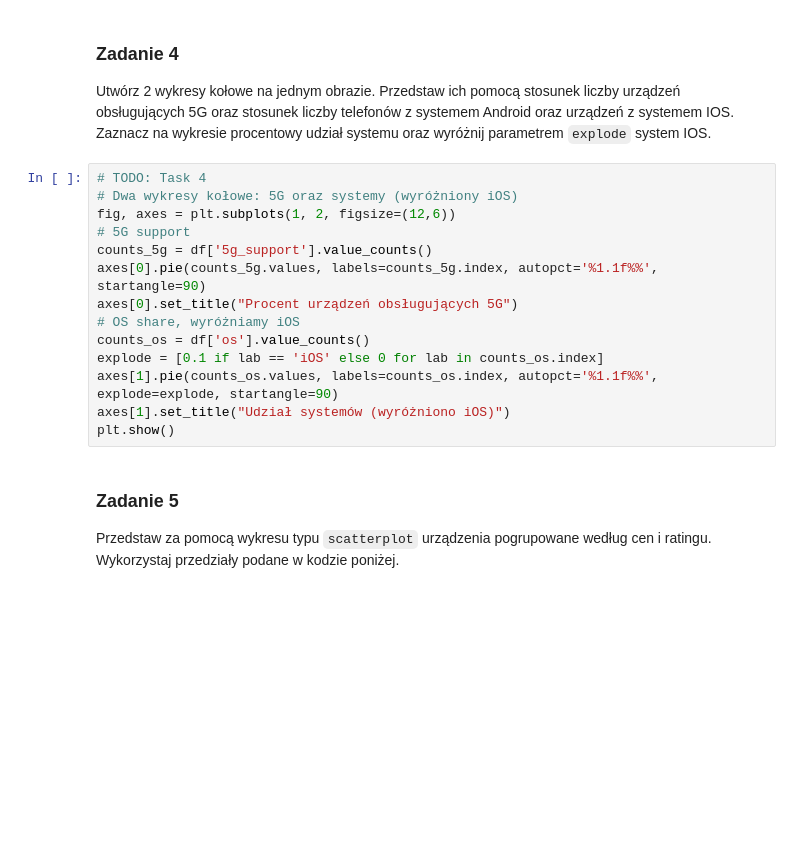
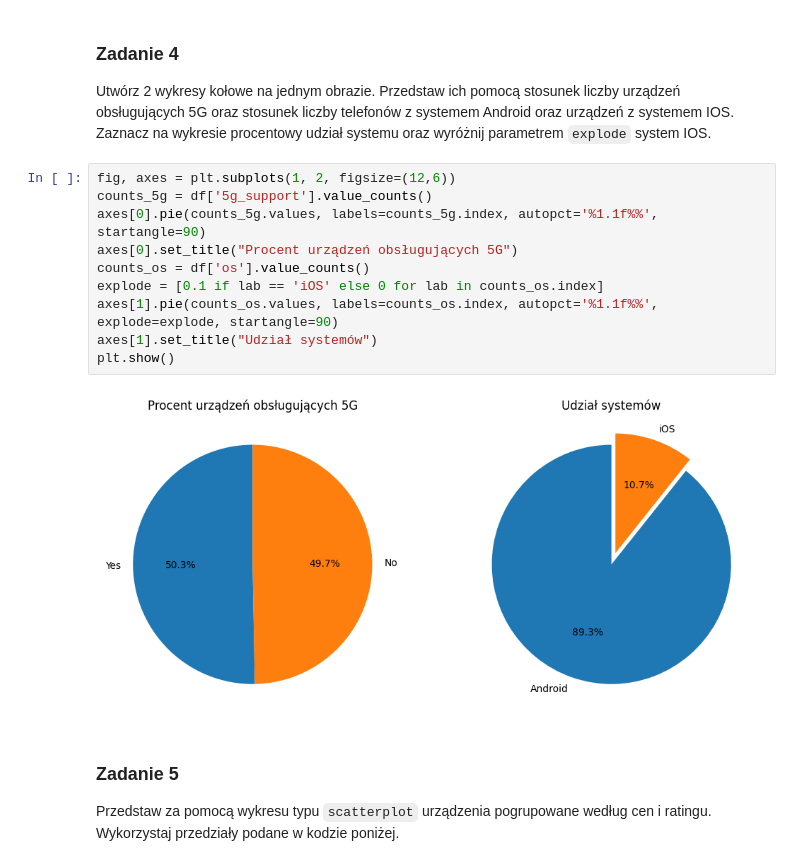
Before and after one commit to piotreuszxx/PwAD, a Jupyter notebook: lab04/PiotrPrzymus_127902_sprawozdanie_lab04.ipynb, the cells around one changed output. Cells and saved outputs as stored; diff of their text form; blank space fills up the shorter version.

```diff
--- a/lab04/PiotrPrzymus_127902_sprawozdanie_lab04.ipynb
+++ b/lab04/PiotrPrzymus_127902_sprawozdanie_lab04.ipynb
@@ -96,19 +101,17 @@ plt.show()
 ### Zadanie 4
 Utwórz 2 wykresy kołowe na jednym obrazie. Przedstaw ich pomocą stosunek liczby urządzeń obsługujących 5G oraz stosunek liczby telefonów z systemem Android oraz urządzeń z systemem IOS. Zaznacz na wykresie procentowy udział systemu oraz wyróżnij parametrem `explode` system IOS.
 # %%
-# TODO: Task 4
-# Dwa wykresy kołowe: 5G oraz systemy (wyróżniony iOS)
 fig, axes = plt.subplots(1, 2, figsize=(12,6))
-# 5G support
 counts_5g = df['5g_support'].value_counts()
 axes[0].pie(counts_5g.values, labels=counts_5g.index, autopct='%1.1f%%', startangle=90)
 axes[0].set_title("Procent urządzeń obsługujących 5G")
-# OS share, wyróżniamy iOS
 counts_os = df['os'].value_counts()
 explode = [0.1 if lab == 'iOS' else 0 for lab in counts_os.index]
 axes[1].pie(counts_os.values, labels=counts_os.index, autopct='%1.1f%%', explode=explode, startangle=90)
-axes[1].set_title("Udział systemów (wyróżniono iOS)")
+axes[1].set_title("Udział systemów")
 plt.show()
+# %% [output]
+[figure, added]
 # %% [markdown]
 ### Zadanie 5
 Przedstaw za pomocą wykresu typu `scatterplot` urządzenia pogrupowane według cen i ratingu. Wykorzystaj przedziały podane w kodzie poniżej.
```
Also changed, not shown: parts of 5 cells of this notebook, 1 other file.
